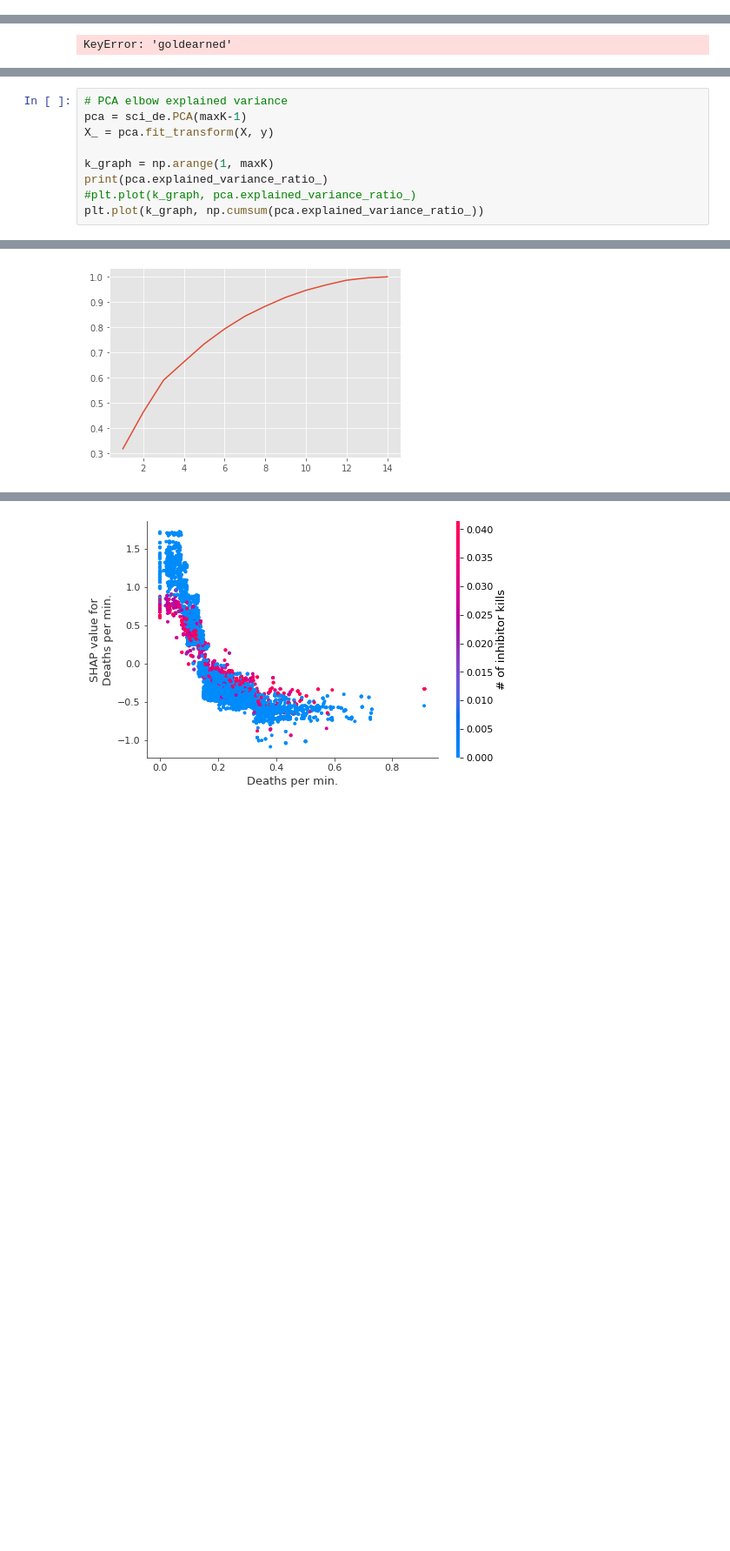
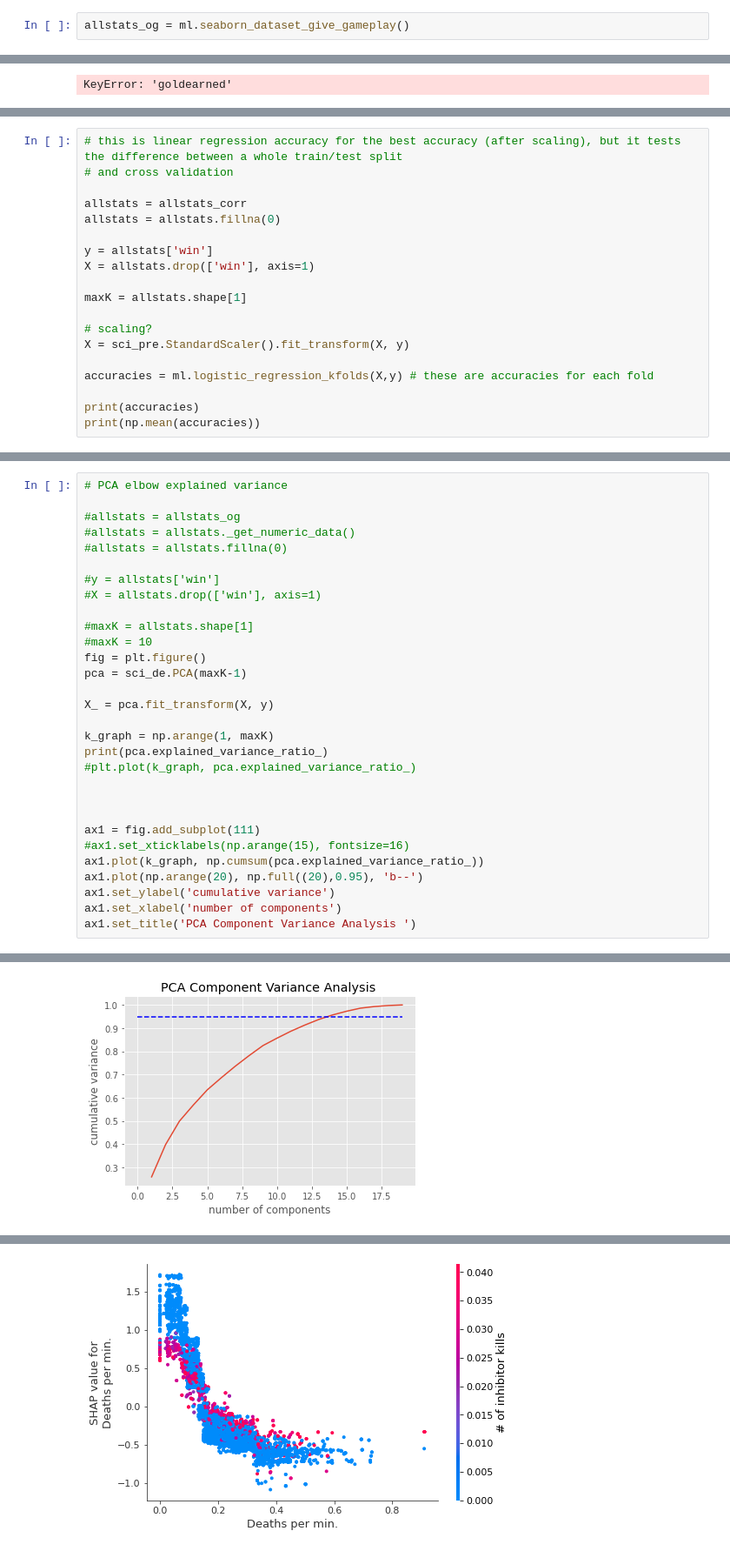
Before and after one commit to garrettnorden20/machine-learning-project, a Jupyter notebook: Untitled.ipynb, the cells around one changed output, grey strips where cells are left out. Shown at 87% size. Cells and saved outputs as stored; diff of their text form; blank space fills up the shorter version.

```diff
--- a/Untitled.ipynb
+++ b/Untitled.ipynb
@@ -30,3 +32,5 @@ pinksbought
 wardsplaced
 # matches in dataset before cleaning: 184069
 # matches in dataset after cleaning: 148638
+# %%
+allstats_og = ml.seaborn_dataset_give_gameplay()
@@ -153,0 +218,19 @@ PCA 14 0.8868
+# %%
+# this is linear regression accuracy for the best accuracy (after scaling), but it tests the difference between a whole train/test split
+# and cross validation
+
+allstats = allstats_corr
+allstats = allstats.fillna(0)
+
+y = allstats['win']
+X = allstats.drop(['win'], axis=1)
+
+maxK = allstats.shape[1]
+
+# scaling?
+X = sci_pre.StandardScaler().fit_transform(X, y)
+
+accuracies = ml.logistic_regression_kfolds(X,y) # these are accuracies for each fold
+
+print(accuracies)
+print(np.mean(accuracies))
@@ -154,10 +271,31 @@ PCA 14 0.8868
 # %%
 # PCA elbow explained variance
+
+#allstats = allstats_og
+#allstats = allstats._get_numeric_data()
+#allstats = allstats.fillna(0)
+
+#y = allstats['win']
+#X = allstats.drop(['win'], axis=1)
+
+#maxK = allstats.shape[1]
+#maxK = 10
+fig = plt.figure()
 pca = sci_de.PCA(maxK-1)
+
 X_ = pca.fit_transform(X, y)
 
 k_graph = np.arange(1, maxK)
 print(pca.explained_variance_ratio_)
 #plt.plot(k_graph, pca.explained_variance_ratio_)
-plt.plot(k_graph, np.cumsum(pca.explained_variance_ratio_))
+
+
+
+ax1 = fig.add_subplot(111)
+#ax1.set_xticklabels(np.arange(15), fontsize=16)
+ax1.plot(k_graph, np.cumsum(pca.explained_variance_ratio_))
+ax1.plot(np.arange(20), np.full((20),0.95), 'b--')
+ax1.set_ylabel('cumulative variance')
+ax1.set_xlabel('number of components')
+ax1.set_title('PCA Component Variance Analysis ')
 # %% [output]
@@ -168,2 +307,2 @@ plt.plot(k_graph, np.cumsum(pca.explained_variance_ratio_))
-[figure, old version]
+[figure, new version]
 # %%
```
Also changed, not shown: parts of 11 cells of this notebook, 1 other file.
